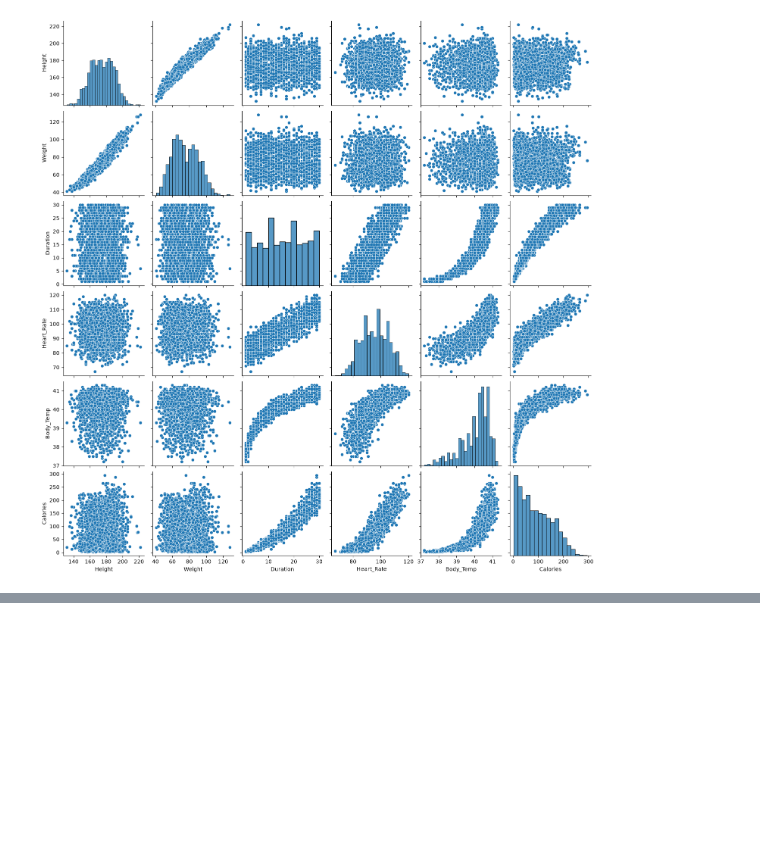
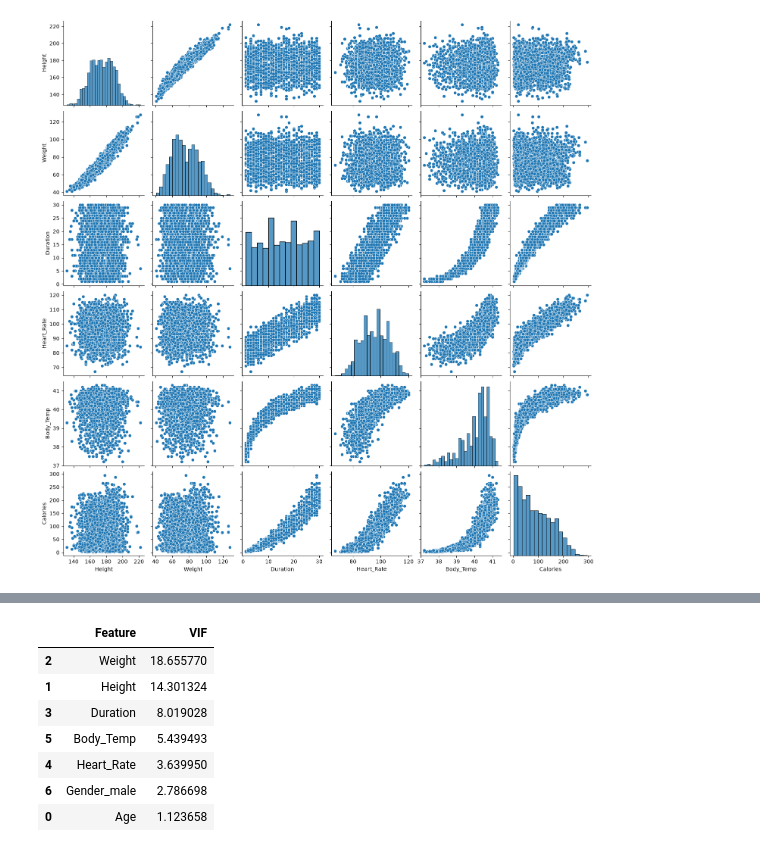
Before and after one commit to Jayadevika-jd/FitPredict, a Jupyter notebook: Notebooks/Fitpredict_preprocessinng.ipynb, the cells around one changed output, grey strips where cells are left out. Drawn from its saved outputs; the diff is of its cells as text; code cells hidden in the pictures; blank space fills up the shorter version.

```diff
--- a/Notebooks/Fitpredict_preprocessinng.ipynb
+++ b/Notebooks/Fitpredict_preprocessinng.ipynb
@@ -505,0 +690,15 @@ plt.show
+# %%
+from statsmodels.stats.outliers_influence import variance_inflation_factor
+vif_data=pd.DataFrame()
+vif_data["Feature"]=X_train_encoded.columns
+vif_data["VIF"]=[variance_inflation_factor(X_train_encoded.values,i) for i in range(X_train_encoded.shape[1])]
+display(vif_data.sort_values("VIF",ascending=False))
+# %% [output]
+|  | Feature | VIF |
+| 2 | Weight | 18.655770 |
+| 1 | Height | 14.301324 |
+| 3 | Duration | 8.019028 |
+| 5 | Body_Temp | 5.439493 |
+| 4 | Heart_Rate | 3.639950 |
+| 6 | Gender_male | 2.786698 |
+| 0 | Age | 1.123658 |
```
Also changed, not shown: parts of 23 cells of this notebook.
